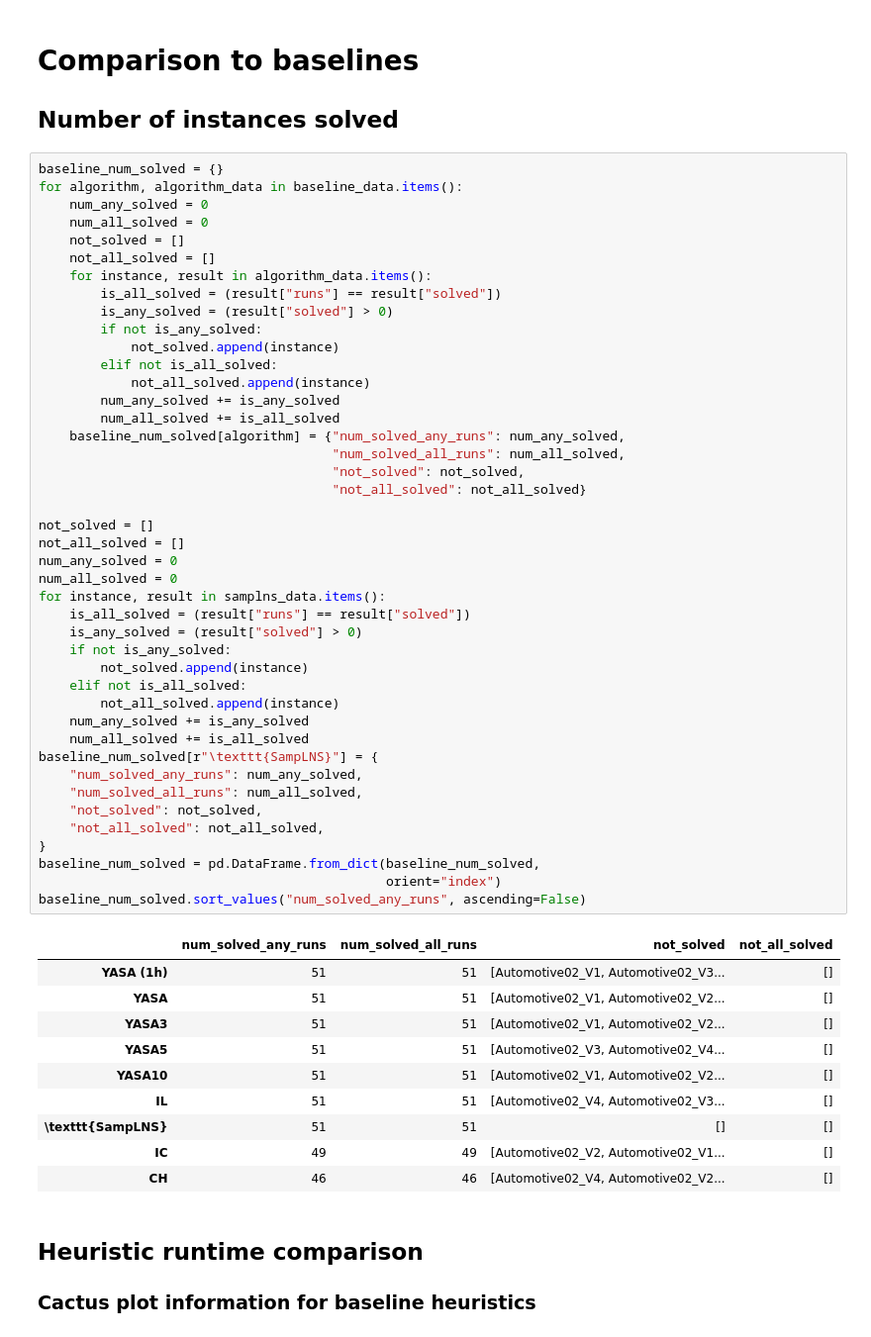
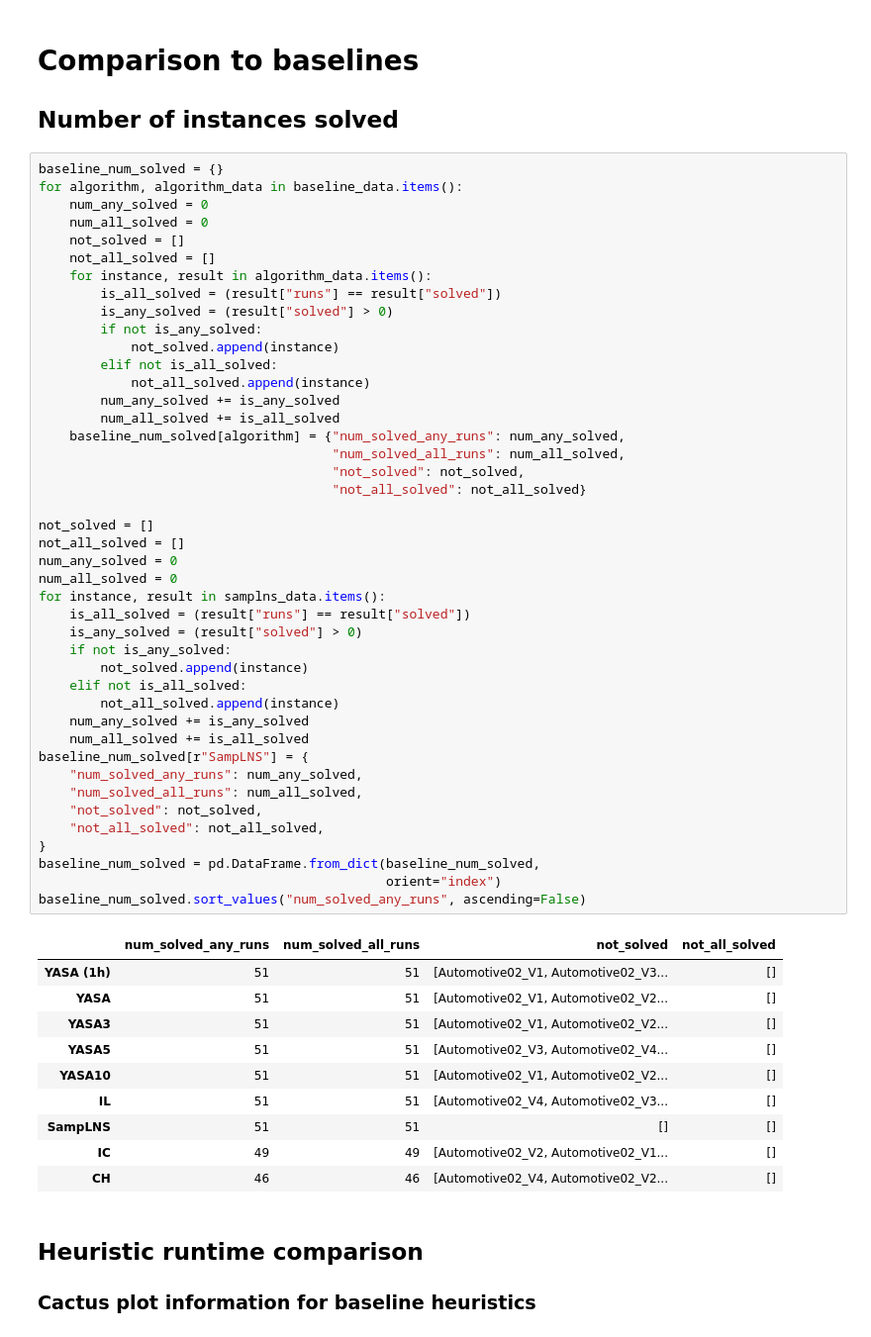
Before and after one commit to phillip-keldenich/sammy, a Jupyter notebook: experiments/paper_figures/on_benchmark_set/03_plots.ipynb, the cells around one changed output. Shown at 99% size. Saved outputs shown, nothing was run; the diff lists cells and outputs as text.

```diff
--- a/experiments/paper_figures/on_benchmark_set/03_plots.ipynb
+++ b/experiments/paper_figures/on_benchmark_set/03_plots.ipynb
@@ -226,35 +226,35 @@ for algorithm, algorithm_data in baseline_data.items():
 
 not_solved = []
 not_all_solved = []
 num_any_solved = 0
 num_all_solved = 0
 for instance, result in samplns_data.items():
     is_all_solved = (result["runs"] == result["solved"])
     is_any_solved = (result["solved"] > 0)
     if not is_any_solved:
         not_solved.append(instance)
     elif not is_all_solved:
         not_all_solved.append(instance)
     num_any_solved += is_any_solved
     num_all_solved += is_all_solved
-baseline_num_solved[r"\texttt{SampLNS}"] = {
+baseline_num_solved[r"SampLNS"] = {
     "num_solved_any_runs": num_any_solved,
     "num_solved_all_runs": num_all_solved,
     "not_solved": not_solved,
     "not_all_solved": not_all_solved,
 }
 baseline_num_solved = pd.DataFrame.from_dict(baseline_num_solved,
                                              orient="index")
 baseline_num_solved.sort_values("num_solved_any_runs", ascending=False)
 # %% [output]
 |  | num_solved_any_runs | num_solved_all_runs | not_solved | not_all_solved |
 | YASA (1h) | 51 | 51 | [Automotive02_V1, Automotive02_V3... | [] |
 | YASA | 51 | 51 | [Automotive02_V1, Automotive02_V2... | [] |
 | YASA3 | 51 | 51 | [Automotive02_V1, Automotive02_V2... | [] |
 | YASA5 | 51 | 51 | [Automotive02_V3, Automotive02_V4... | [] |
 | YASA10 | 51 | 51 | [Automotive02_V1, Automotive02_V2... | [] |
 | IL | 51 | 51 | [Automotive02_V4, Automotive02_V3... | [] |
-| \texttt{SampLNS} | 51 | 51 | [] | [] |
+| SampLNS | 51 | 51 | [] | [] |
 | IC | 49 | 49 | [Automotive02_V2, Automotive02_V1... | [] |
 | CH | 46 | 46 | [Automotive02_V4, Automotive02_V2... | [] |
 # %% [markdown]
```
Also changed, not shown: parts of 9 cells of this notebook, 8 other files.
